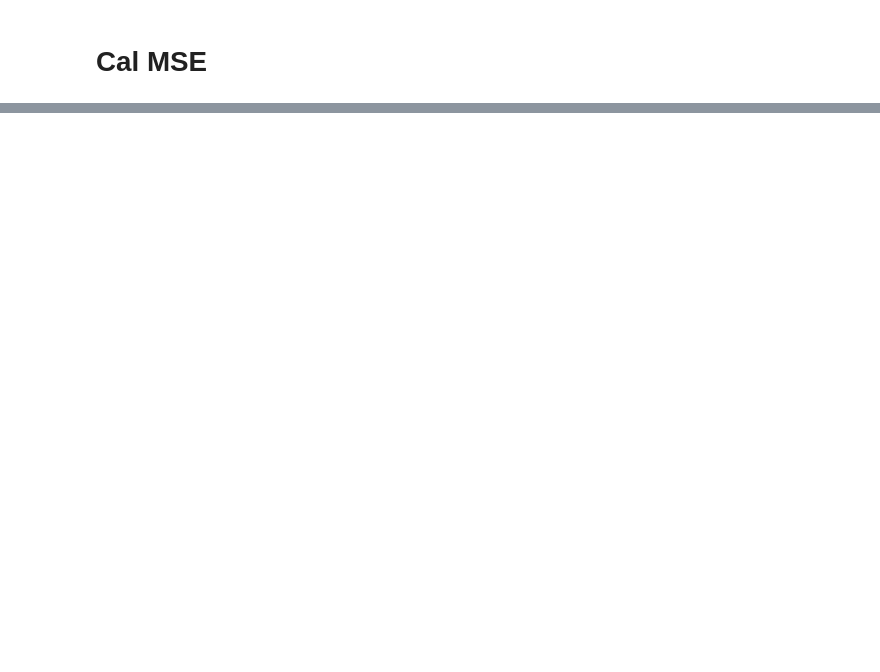
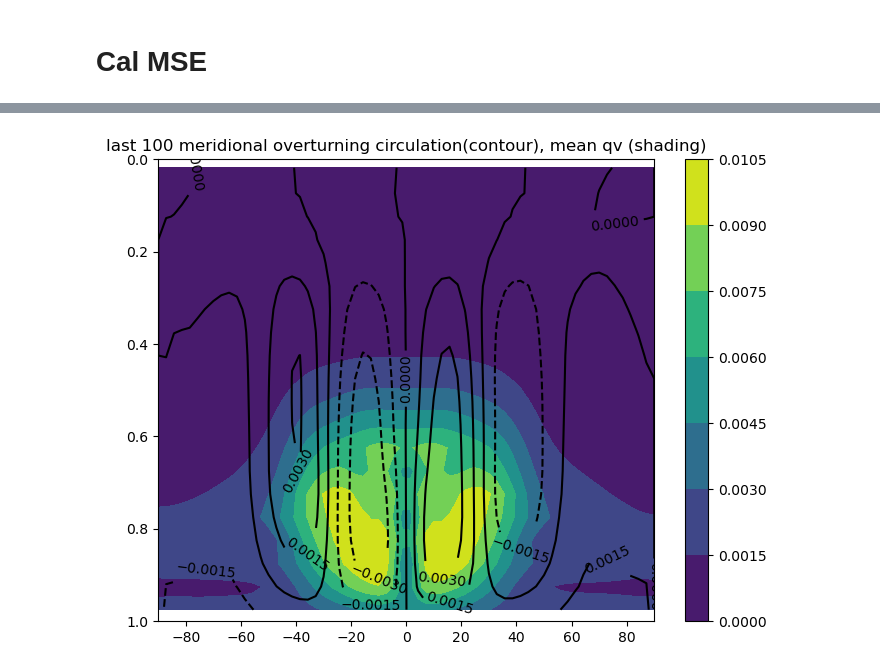
Before and after one commit to PeterChang1023/Dycore_Master, a Jupyter notebook: dycore/IdealizeSpetral.jl/exp/HSt42/check_spinupday.ipynb, the cells around one changed output, grey strips where cells are left out. Cells and saved outputs as stored; diff of their text form; code cells hidden in the pictures; blank space fills up the shorter version.

```diff
--- a/dycore/IdealizeSpetral.jl/exp/HSt42/check_spinupday.ipynb
+++ b/dycore/IdealizeSpetral.jl/exp/HSt42/check_spinupday.ipynb
@@ -427,0 +437,18 @@ NameError: name 'p' is not defined
+# %%
+file = "800day_test_all.dat"
+dycore = Dycore(file)
+# %%
+v_o = dycore.v
+w_o = -dycore.omega
+yy, sigma_mean2 = dycore.yy, dycore.sigma_mean2
+u = dycore.u
+p = dycore.p
+ps = dycore.ps
+qv = dycore.qv
+qv_diff = dycore.qv_diff
+t = dycore.t
+Lv = 2.5 * 10**6
+Rv = 461
+
+w = np.nanmean(w_o[-100:], axis=(0,3))
+v = np.nanmean(v_o[-100:], axis=(0,3))
@@ -427,0 +498,15 @@ NameError: name 'p' is not defined
+# %%
+plt.figure(figsize=(8,6),dpi=100.)
+CS = plt.contourf(yy, sigma_mean2, qv_mean)
+
+CT = plt.contour(yy, sigma_mean2, psi_w, colors='k')
+
+plt.colorbar(CS)
+
+plt.clabel(CT)
+
+plt.ylim([1,0])
+plt.title("last 100 meridional overturning circulation(contour), mean qv (shading)")
+plt.show()
+# %% [output]
+[figure, added]
```
Also changed, not shown: parts of 12 cells of this notebook, 4 other files.
